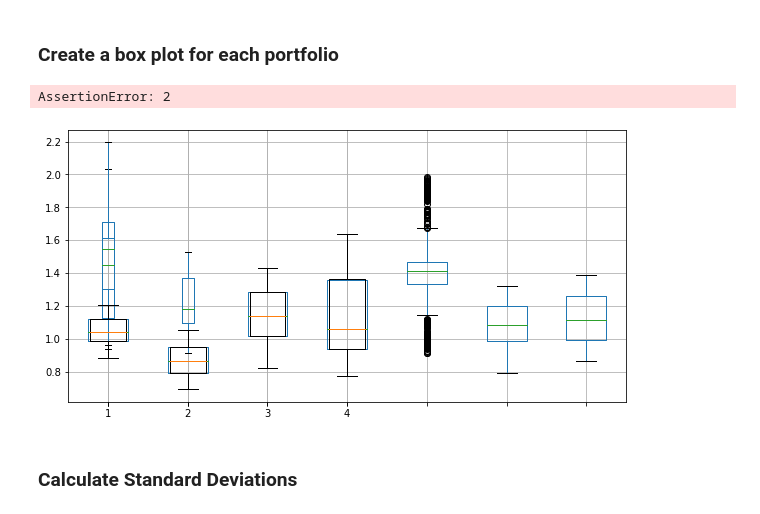
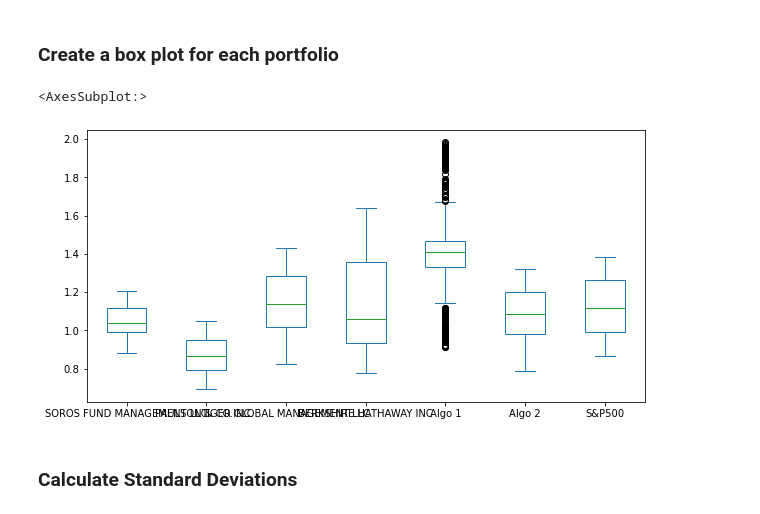
Before and after one commit to chad100b/Portfolio-Analysis, a Jupyter notebook: whale_analysis.ipynb, the cells around one changed output. Saved outputs shown, nothing was run; the diff lists cells and outputs as text; code cells hidden in the pictures.

```diff
--- a/whale_analysis.ipynb
+++ b/whale_analysis.ipynb
@@ -285,14 +285,16 @@ Determine the _risk_ of each portfolio:
 ### Create a box plot for each portfolio
 # %%
 # Box plot to visually show risk
+combined_cumulative_returns.plot.box(figsize=(10,5))
+#??should this be done with after finding standard deviation versus cumulative returns??
+
 #sp500_cumulative_returns.boxplot(figsize=(10,5))
-combined_cumulative_returns.boxplot(figsize=(10,5))
-sp500_cumulative_returns.boxplot(figsize=(10,5))
-algo_cumulative_returns.boxplot(figsize=(10,5))
-whale_cumulative_returns.boxplot(figsize=(10,5))
+#sp500_cumulative_returns.plot.box(figsize=(10,5))
+#algo_cumulative_returns.plot.box(figsize=(10,5))
+#whale_cumulative_returns.plot.box(figsize=(10,5))
 # %% [output]
-AssertionError: 2
+<AxesSubplot:>
-[figure, old version]
+[figure, new version]
 # %% [markdown]
 ### Calculate Standard Deviations
 # %%
```
Also changed, not shown: parts of 22 cells of this notebook.
